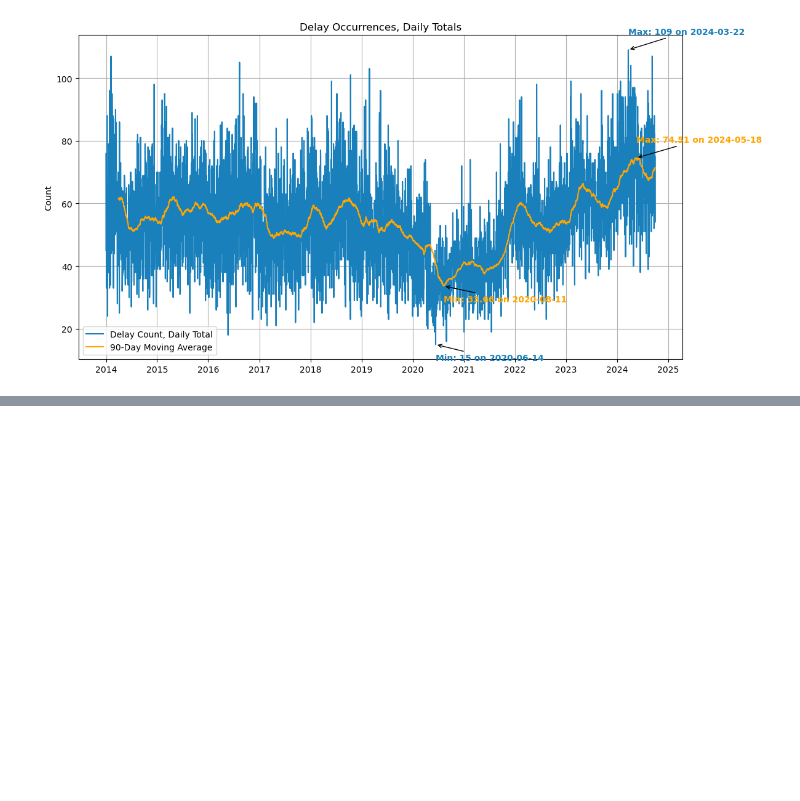
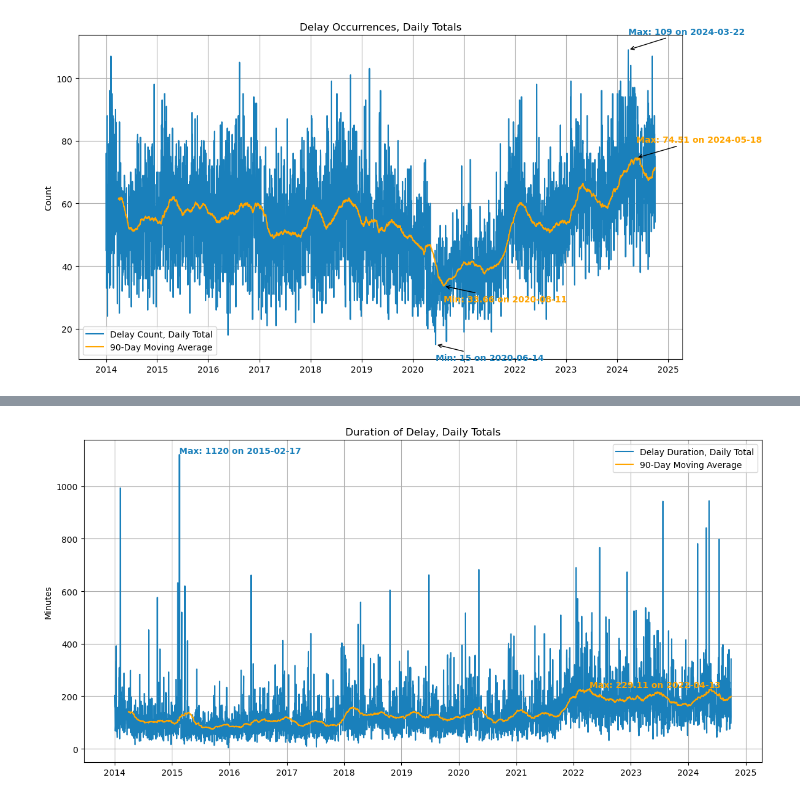
Before and after one commit to emem83/TTC-Delay-Dataset, a Jupyter notebook: TTC_Delay_Dataset_EDA.ipynb, the cells around one changed output, grey strips where cells are left out. Saved outputs shown, nothing was run; the diff lists cells and outputs as text; code cells hidden in the pictures; blank space fills up the shorter version.

```diff
--- a/TTC_Delay_Dataset_EDA.ipynb
+++ b/TTC_Delay_Dataset_EDA.ipynb
@@ -81,0 +92,32 @@ plt.show()
+# %%
+daily_delay_duration = df_master.groupby('Date')['Min Delay'].sum().reset_index()
+daily_delay_duration['MA90'] = daily_delay_duration['Min Delay'].rolling(window = 90). mean()
+fig,ax = plt.subplots(figsize = (12,6))
+
+ax.plot(daily_delay_duration['Date'], daily_delay_duration['Min Delay'], color = '#1a80bb', label = 'Delay Duration, Daily Total')
+ax.plot(daily_delay_duration['Date'], daily_delay_duration['MA90'], color = 'orange', label = '90-Day Moving Average')
+ax.set_title('Duration of Delay, Daily Totals')
+ax.set_ylabel('Minutes')
+ax.grid(True)
+ax.legend()
+ax.xaxis.set_major_locator(mdates.YearLocator())
+ax.xaxis.set_major_formatter(mdates.DateFormatter('%Y'))
+
+# maximum data annotation
+max_date = daily_delay_duration.loc[daily_delay_duration['Min Delay'].idxmax(), 'Date']
+max_delay = daily_delay_duration['Min Delay'].max()
+plt.annotate(f'Max: {max_delay} on {max_date.strftime("%Y-%m-%d")}',
+             xy = (max_date, max_delay), xytext = (max_date, max_delay + 5),
+             fontsize = 10, color = '#1a80bb', fontweight = 'bold')
+
+# maximum moving average annotation
+max_date = daily_delay_duration.loc[daily_delay_duration['MA90'].idxmax(), 'Date']
+max_delay = daily_delay_duration['MA90'].max()
+plt.annotate(f'Max: {max_delay:.2f} on {max_date.strftime("%Y-%m-%d")}',
+             xy = (max_date, max_delay), xytext = (max_date, max_delay + 5),
+             fontsize = 10, color = 'orange', fontweight = 'bold')
+
+fig.tight_layout()
+plt.show()
+# %% [output]
+[figure, added]
```
Also changed, not shown: parts of 3 cells of this notebook.
